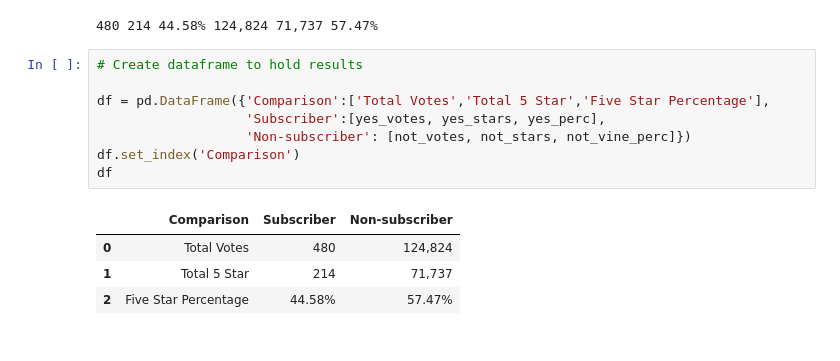
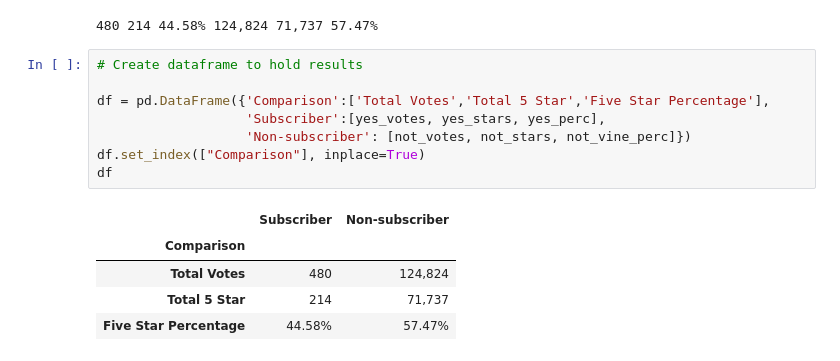
Before and after one commit to elhamamini/Amazon_Reviews_ETL, a Jupyter notebook: Vine_Review_Analysis.ipynb, the cells around one changed output. Saved outputs shown, nothing was run; the diff lists cells and outputs as text.

```diff
--- a/Vine_Review_Analysis.ipynb
+++ b/Vine_Review_Analysis.ipynb
@@ -144,13 +144,14 @@ print(yes_votes, yes_stars, yes_perc, not_votes, not_stars, not_vine_perc)
 # %%
 # Create dataframe to hold results
 
 df = pd.DataFrame({'Comparison':['Total Votes','Total 5 Star','Five Star Percentage'],
                    'Subscriber':[yes_votes, yes_stars, yes_perc],
                    'Non-subscriber': [not_votes, not_stars, not_vine_perc]})
-df.set_index('Comparison')
+df.set_index(["Comparison"], inplace=True)
 df
 # %% [output]
-|  | Comparison | Subscriber | Non-subscriber |
-| 0 | Total Votes | 480 | 124,824 |
-| 1 | Total 5 Star | 214 | 71,737 |
-| 2 | Five Star Percentage | 44.58% | 57.47% |
+|  | Subscriber | Non-subscriber |
+| Comparison |  |  |
+| Total Votes | 480 | 124,824 |
+| Total 5 Star | 214 | 71,737 |
+| Five Star Percentage | 44.58% | 57.47% |
```
Also changed, not shown: parts of 2 cells of this notebook, 2 other files.
